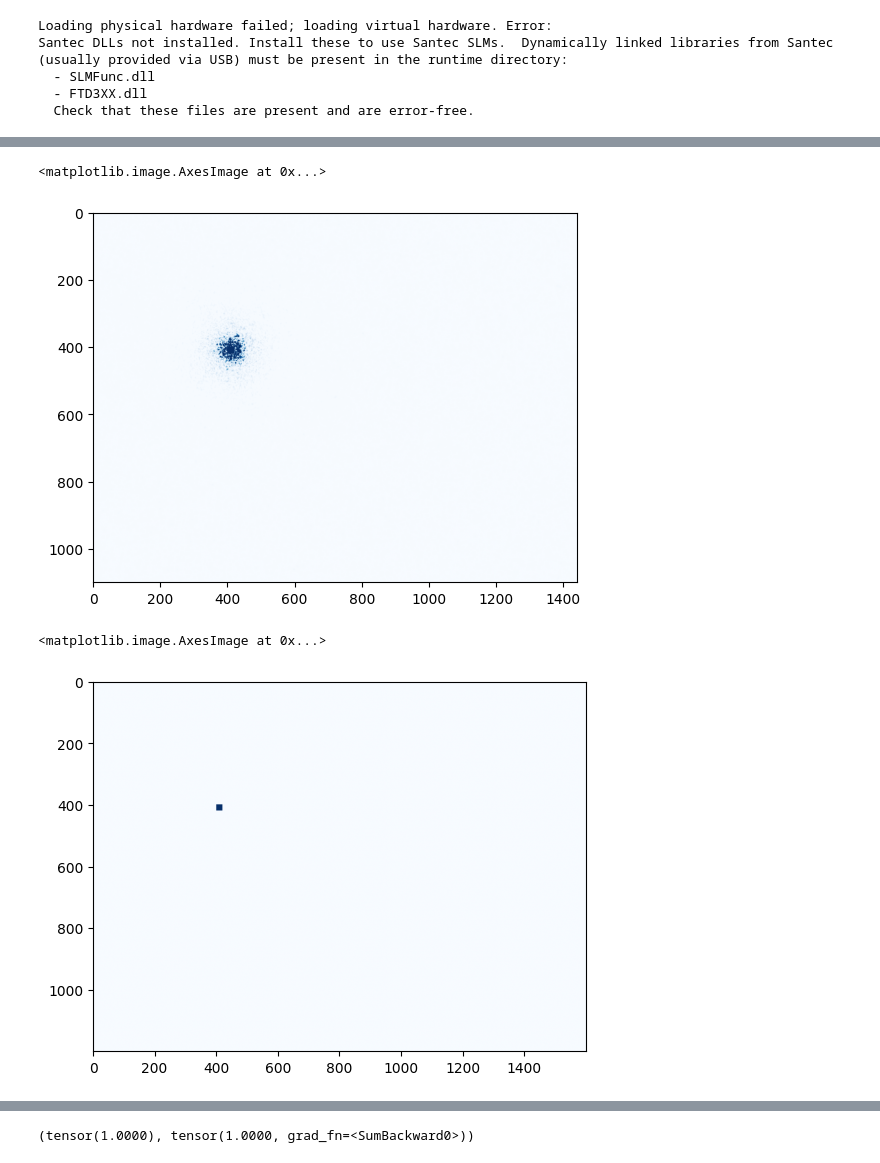
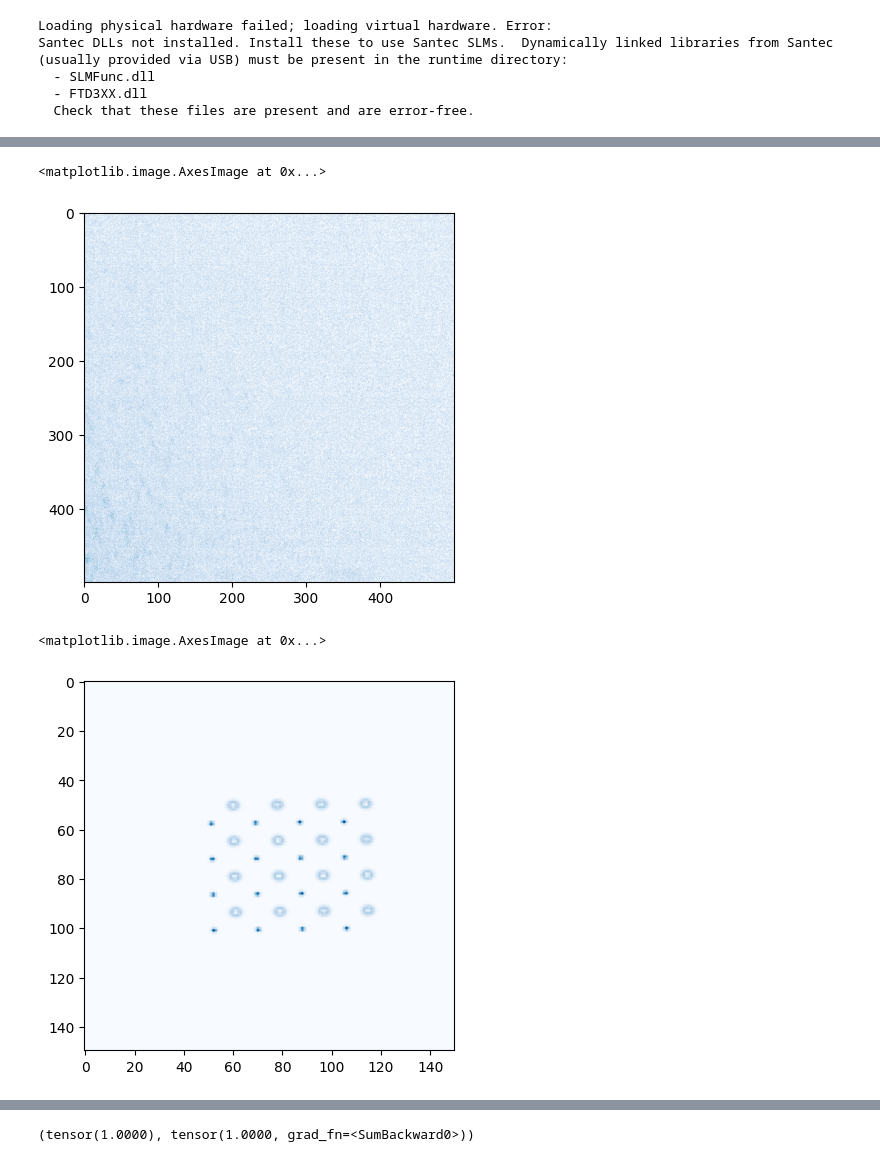
Before and after one commit to MattBae/Holography, a Jupyter notebook: notebooks/gradient.ipynb, the cells around one changed output, grey strips where cells are left out. Saved outputs shown, nothing was run; the diff lists cells and outputs as text; code cells hidden in the pictures.

Commit message:
uniform spots and plots

```diff
--- a/notebooks/gradient.ipynb
+++ b/notebooks/gradient.ipynb
@@ -21,4 +21,4 @@ from slmsuite.hardware.cameraslms import FourierSLM
 from slmsuite.holography.algorithms import FeedbackHologram
 %load_ext autoreload
 %autoreload 2
-mpl.rc('image', cmap='Blues')
+# mpl.rc('image', cmap='Blues')
@@ -70,0 +79,2 @@ Santec DLLs not installed. Install these to use Santec SLMs.  Dynamically linked
+# %%
+fs = slm_initialise(force=True,verbose=True)
@@ -150,10 +224,10 @@ plt.imshow(A_out.detach().cpu().numpy())
 # %%
-plt.imshow(A_cam)
+plt.imshow(A_cam[100:600,900:1400])
 # %% [output]
 <matplotlib.image.AxesImage at 0x...>
-[figure, old version]
+[figure, new version]
 # %%
-plt.imshow(A_target)
+plt.imshow(A_target_norm[500:650,600:750])
 # %% [output]
 <matplotlib.image.AxesImage at 0x...>
-[figure, old version]
+[figure, new version]
```
Also changed, not shown: parts of 43 cells of this notebook, 6 other files.
